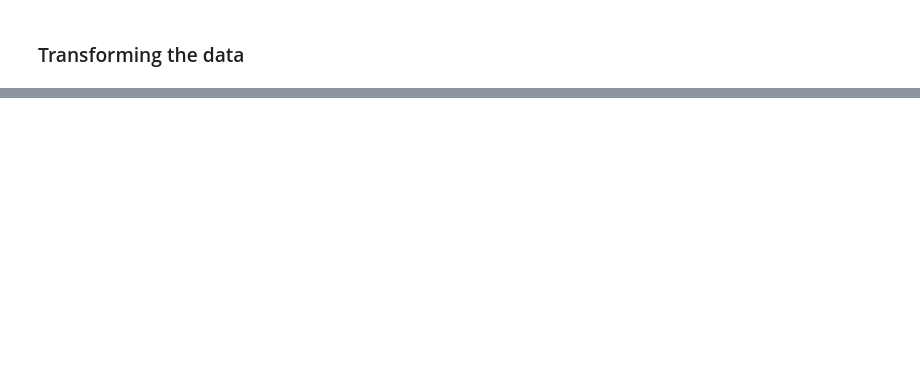
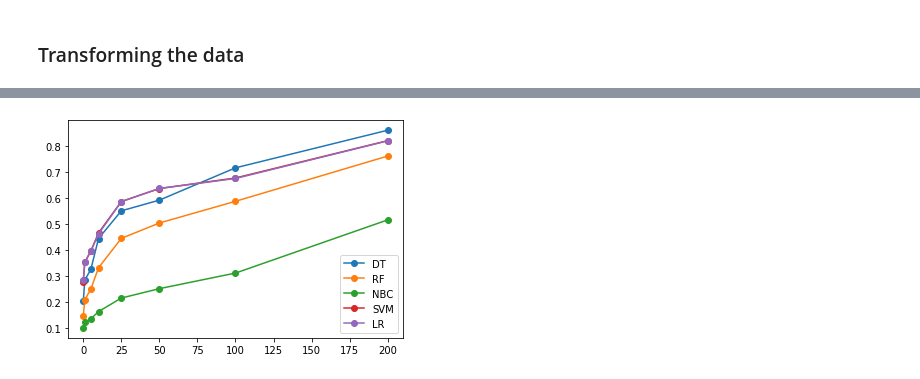
Before and after one commit to sanjeevprasada/AtlantaCrime, a Jupyter notebook: Supervised_Algs.ipynb, the cells around one changed output, grey strips where cells are left out. Saved outputs shown, nothing was run; the diff lists cells and outputs as text; code cells hidden in the pictures; blank space fills up the shorter version.

```diff
--- a/Supervised_Algs.ipynb
+++ b/Supervised_Algs.ipynb
@@ -234,0 +174,2 @@ print("Accuracy:", count / int(len(y_test) * 0.25))
+# %%
+rf_clf2, rf_y_pred2, rf_predictions_probability2, rf_elapsed_time2 = model_fitting(X_train2, y_train2, X_test2, "rf")
@@ -234,0 +180,2 @@ print("Accuracy:", count / int(len(y_test) * 0.25))
+# %%
+nbc_clf2, nbc_y_pred2, nbc_predictions_probability2, nbc_elapsed_time2 = model_fitting(X_train2, y_train2, X_test2, "nbc")
@@ -234,0 +186,2 @@ print("Accuracy:", count / int(len(y_test) * 0.25))
+# %%
+svm_clf2, svm_y_pred2, svm_predictions_probability2, svm_elapsed_time2 = model_fitting(X_train2, y_train2, X_test2, "svm")
@@ -234,0 +192,2 @@ print("Accuracy:", count / int(len(y_test) * 0.25))
+# %%
+lr_clf2, lr_y_pred2, lr_predictions_probability2, lr_elapsed_time2 = model_fitting(X_train2, y_train2, X_test2, "lr")
@@ -234,0 +262,14 @@ print("Accuracy:", count / int(len(y_test) * 0.25))
+# %%
+# Accuracy within range
+def accuracy_range(y_test2, y_pred2, margin):
+    return np.sum(np.absolute(y_test2 - y_pred2) <= margin) / len(y_test2)
+
+for y_pred2 in [dt_y_pred2, rf_y_pred2, nbc_y_pred2, svm_y_pred2, lr_y_pred2]:
+    plt.plot([0, 1, 5, 10, 25, 50, 100, 200],
+             [accuracy_range(y_test2, y_pred2, margin) for margin in [0, 1, 5, 10, 25, 50, 100, 200]],
+             linestyle='-', marker='o')
+
+plt.legend(["DT", "RF", "NBC", "SVM", "LR"])
+plt.show()
+# %% [output]
+[figure, added]
```
Also changed, not shown: parts of 43 cells of this notebook.
